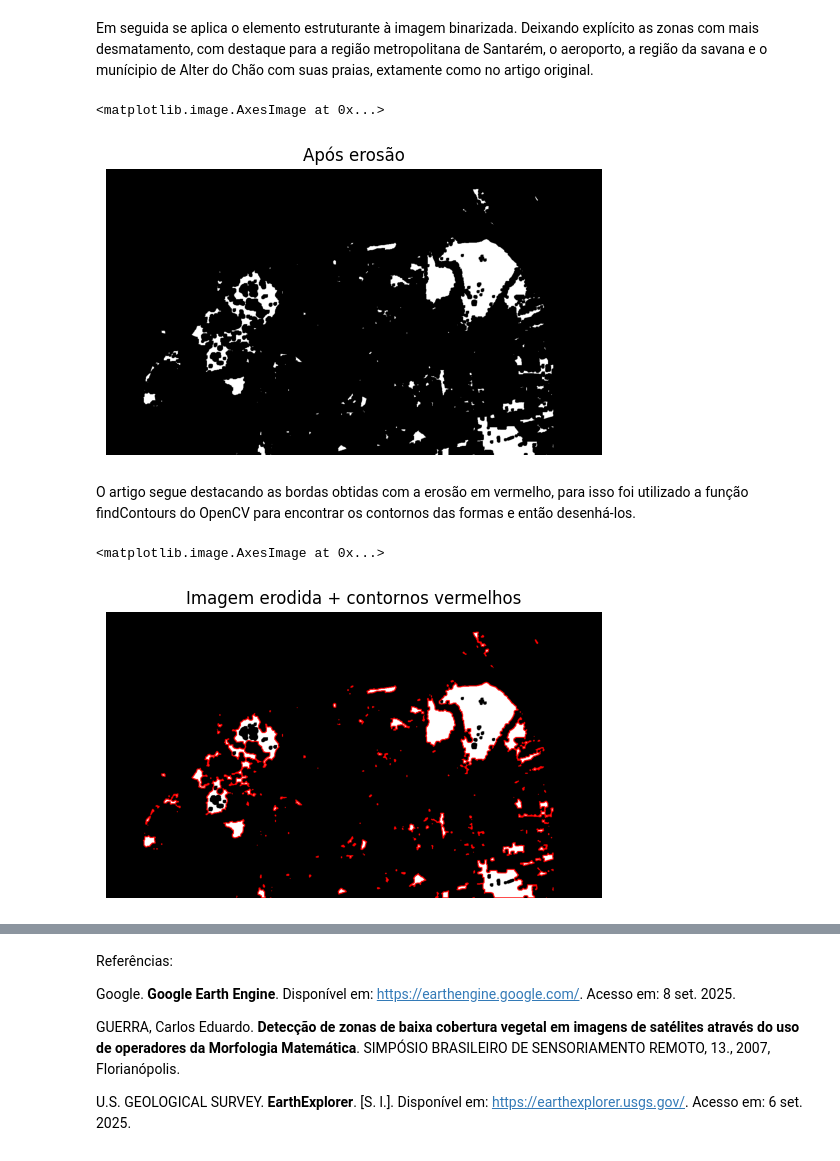
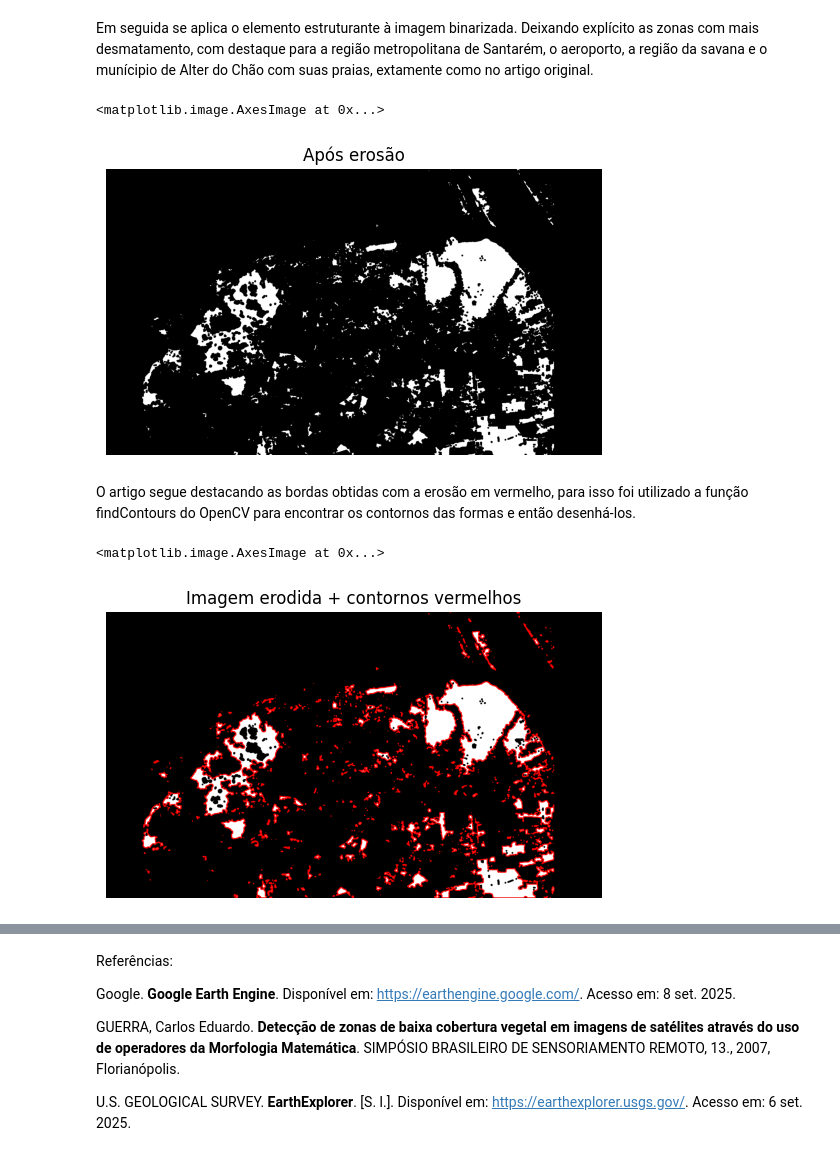
Before and after one commit to joao-martinho/pi, a Jupyter notebook: Trabalho 1/trabalho01_old.ipynb, the cells around one changed output, grey strips where cells are left out. Saved outputs shown, nothing was run; the diff lists cells and outputs as text; code cells hidden in the pictures.

```diff
--- a/Trabalho 1/trabalho01_old.ipynb
+++ b/Trabalho 1/trabalho01_old.ipynb
@@ -120,25 +147,25 @@ kernel = np.array([
 # %% [markdown]
 Em seguida se aplica o elemento estruturante à imagem binarizada. Deixando explícito as zonas com mais desmatamento, com destaque para a região metropolitana de Santarém, o aeroporto, a região da savana e o munícipio de Alter do Chão com suas praias, extamente como no artigo original.
 # %%
-erodida = cv2.erode(binaria, kernel, iterations=2)
+erodida = cv2.erode(binaria, kernel, iterations=1)
 
 plt.axis('off')
 plt.title("Após erosão")
 plt.imshow(erodida, 'gray')
 # %% [output]
 <matplotlib.image.AxesImage at 0x...>
-[figure, old version]
+[figure, new version]
 # %% [markdown]
 O artigo segue destacando as bordas obtidas com a erosão em vermelho, para isso foi utilizado a função findContours do OpenCV para encontrar os contornos das formas e então desenhá-los.
 # %%
-bordas, hierarquia = cv2.findContours(erodida, cv2.RETR_EXTERNAL, cv2.CHAIN_APPROX_SIMPLE)
+bordas, _ = cv2.findContours(erodida, cv2.RETR_EXTERNAL, cv2.CHAIN_APPROX_SIMPLE)
 
 imagem_colorida = cv2.cvtColor(erodida, cv2.COLOR_GRAY2BGR)
 cv2.drawContours(imagem_colorida, bordas, -1, (0,0,255), thickness=2)
 
 plt.title("Imagem erodida + contornos vermelhos")
 plt.axis("off")
 plt.imshow(cv2.cvtColor(imagem_colorida, cv2.COLOR_BGR2RGB))
 # %% [output]
 <matplotlib.image.AxesImage at 0x...>
-[figure, old version]
+[figure, new version]
```
Also changed, not shown: parts of 5 cells of this notebook.
